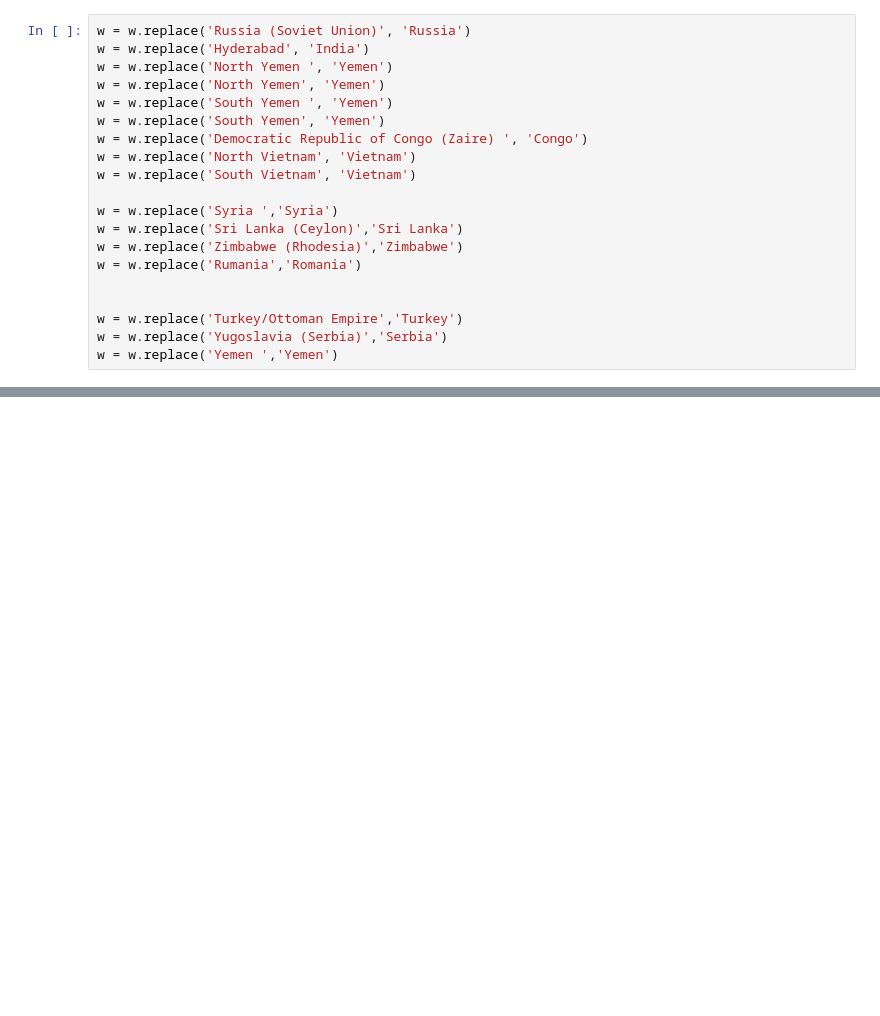
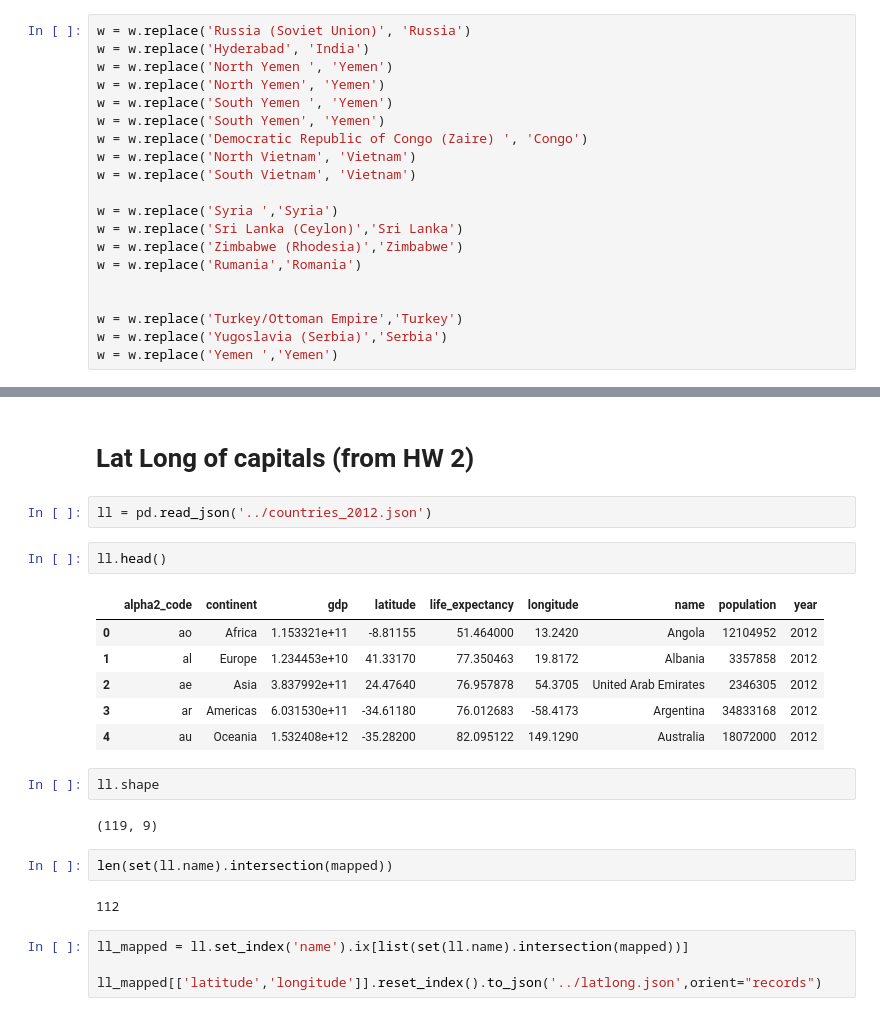
Before and after one commit to raahilsha/cs171-pr-alexander, a Jupyter notebook: data_processing/1946_/1946_processing.ipynb, the cells around one changed output, grey strips where cells are left out. Cells and saved outputs as stored; diff of their text form; blank space fills up the shorter version.

Commit message:
json data about lat long for countries on the map added

```diff
--- a/data_processing/1946_/1946_processing.ipynb
+++ b/data_processing/1946_/1946_processing.ipynb
@@ -186,0 +155,25 @@ w
+# %% [markdown]
+# Lat Long of capitals (from HW 2)
+# %%
+ll = pd.read_json('../countries_2012.json')
+# %%
+ll.head()
+# %% [output]
+|  | alpha2_code | continent | gdp | latitude | life_expectancy | longitude | name | population | year |
+| 0 | ao | Africa | 1.153321e+11 | -8.81155 | 51.464000 | 13.2420 | Angola | 12104952 | 2012 |
+| 1 | al | Europe | 1.234453e+10 | 41.33170 | 77.350463 | 19.8172 | Albania | 3357858 | 2012 |
+| 2 | ae | Asia | 3.837992e+11 | 24.47640 | 76.957878 | 54.3705 | United Arab Emirates | 2346305 | 2012 |
+| 3 | ar | Americas | 6.031530e+11 | -34.61180 | 76.012683 | -58.4173 | Argentina | 34833168 | 2012 |
+| 4 | au | Oceania | 1.532408e+12 | -35.28200 | 82.095122 | 149.1290 | Australia | 18072000 | 2012 |
+# %%
+ll.shape
+# %% [output]
+(119, 9)
+# %%
+len(set(ll.name).intersection(mapped))
+# %% [output]
+112
+# %%
+ll_mapped = ll.set_index('name').ix[list(set(ll.name).intersection(mapped))]
+
+ll_mapped[['latitude','longitude']].reset_index().to_json('../latlong.json',orient="records")
```
Also changed, not shown: parts of 7 cells of this notebook, 3 other files.
